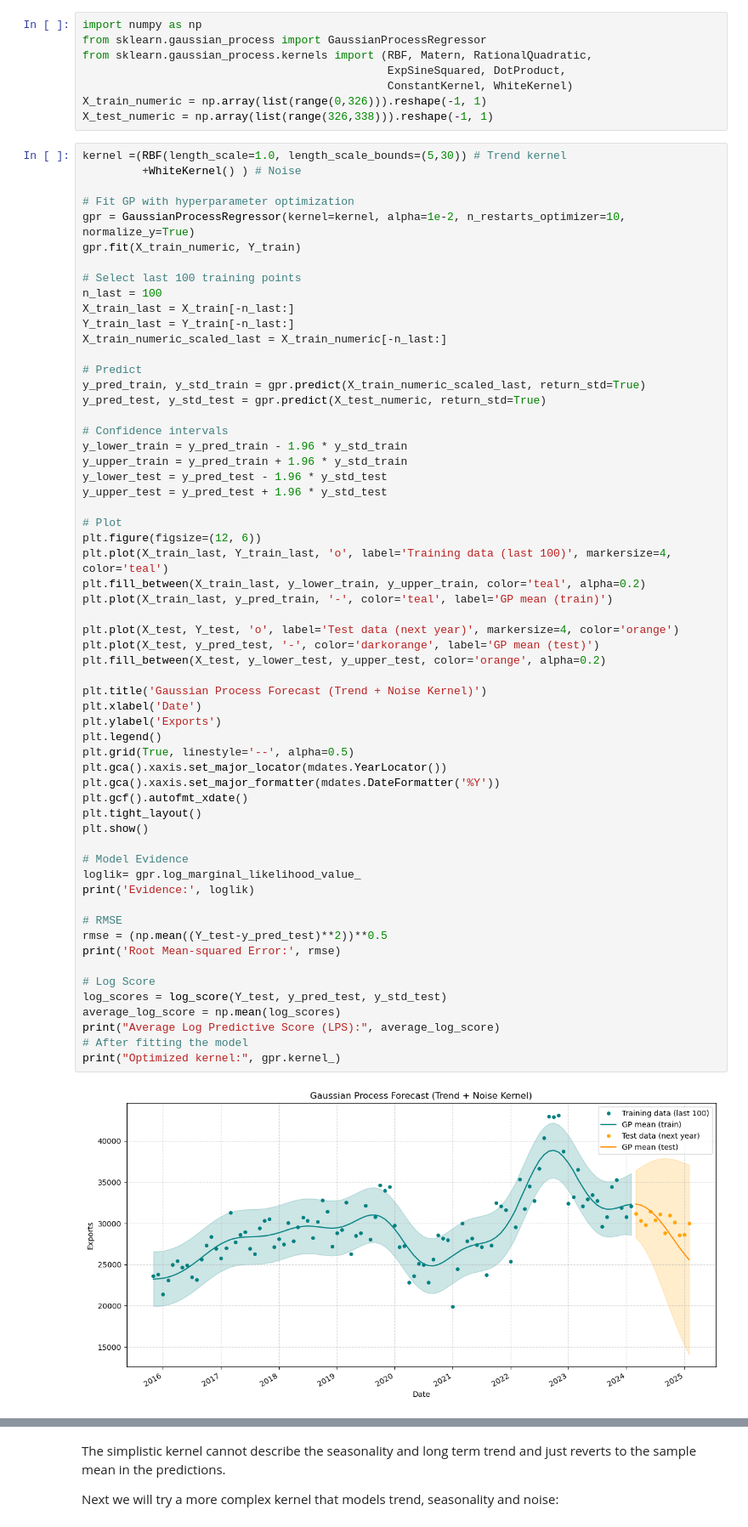
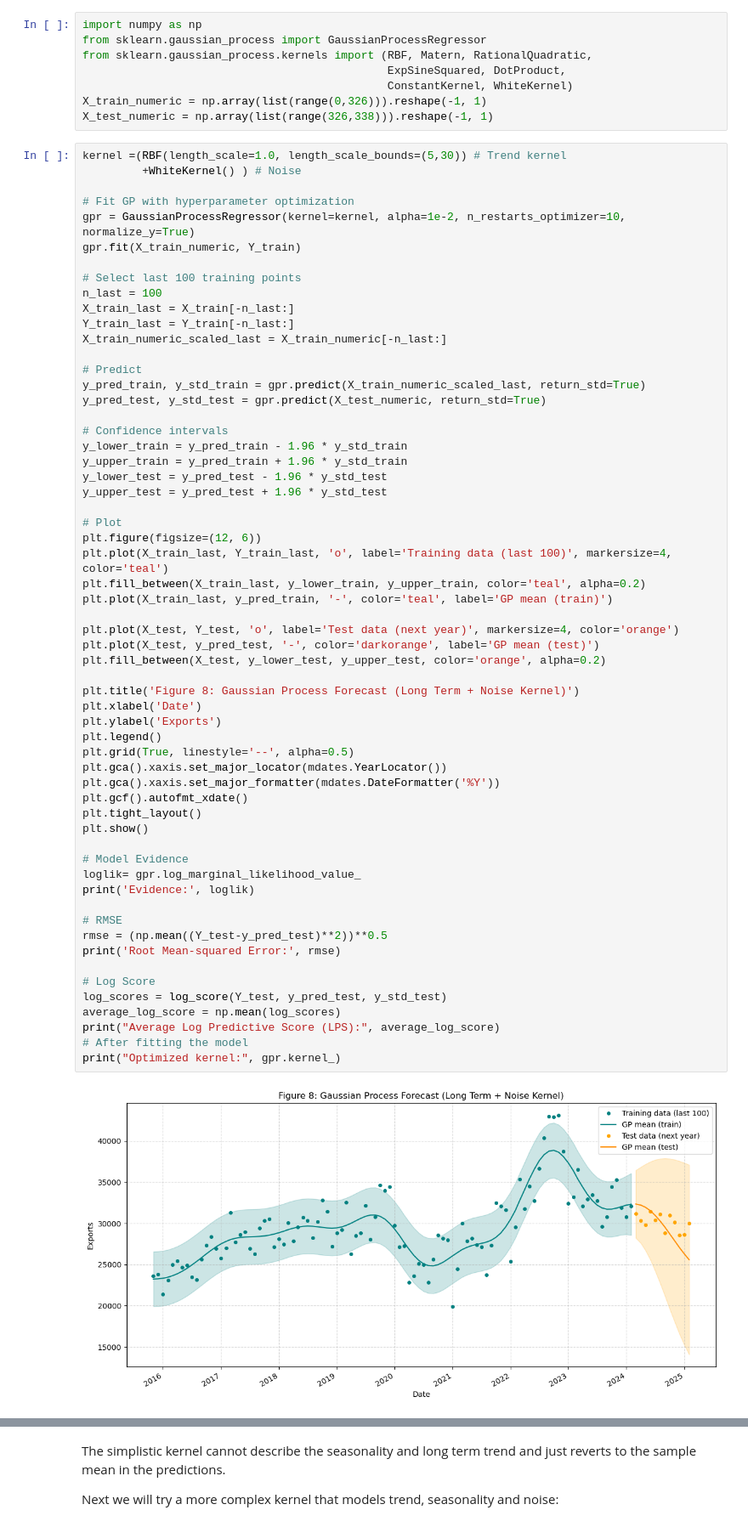
Before and after one commit to charlieollerenshaw/st451-project, a Jupyter notebook: tradebalanceregression.ipynb, the cells around one changed output, grey strips where cells are left out. Shown at 85% size. Saved outputs shown, nothing was run; the diff lists cells and outputs as text.

```diff
--- a/tradebalanceregression.ipynb
+++ b/tradebalanceregression.ipynb
@@ -428,32 +428,32 @@ plt.plot(X_train_last, y_pred_train, '-', color='teal', label='GP mean (train)')
 
 plt.plot(X_test, Y_test, 'o', label='Test data (next year)', markersize=4, color='orange')
 plt.plot(X_test, y_pred_test, '-', color='darkorange', label='GP mean (test)')
 plt.fill_between(X_test, y_lower_test, y_upper_test, color='orange', alpha=0.2)
 
-plt.title('Gaussian Process Forecast (Trend + Noise Kernel)')
+plt.title('Figure 8: Gaussian Process Forecast (Long Term + Noise Kernel)')
 plt.xlabel('Date')
 plt.ylabel('Exports')
 plt.legend()
 plt.grid(True, linestyle='--', alpha=0.5)
 plt.gca().xaxis.set_major_locator(mdates.YearLocator())
 plt.gca().xaxis.set_major_formatter(mdates.DateFormatter('%Y'))
 plt.gcf().autofmt_xdate()
 plt.tight_layout()
 plt.show()
 
 # Model Evidence
 loglik= gpr.log_marginal_likelihood_value_
 print('Evidence:', loglik)
 
 # RMSE
 rmse = (np.mean((Y_test-y_pred_test)**2))**0.5
 print('Root Mean-squared Error:', rmse)
 
 # Log Score
 log_scores = log_score(Y_test, y_pred_test, y_std_test)
 average_log_score = np.mean(log_scores)
 print("Average Log Predictive Score (LPS):", average_log_score)
 # After fitting the model
 print("Optimized kernel:", gpr.kernel_)
 # %% [output]
-[figure, old version]
+[figure, new version]
```
Also changed, not shown: parts of 9 cells of this notebook, 1 other file.
